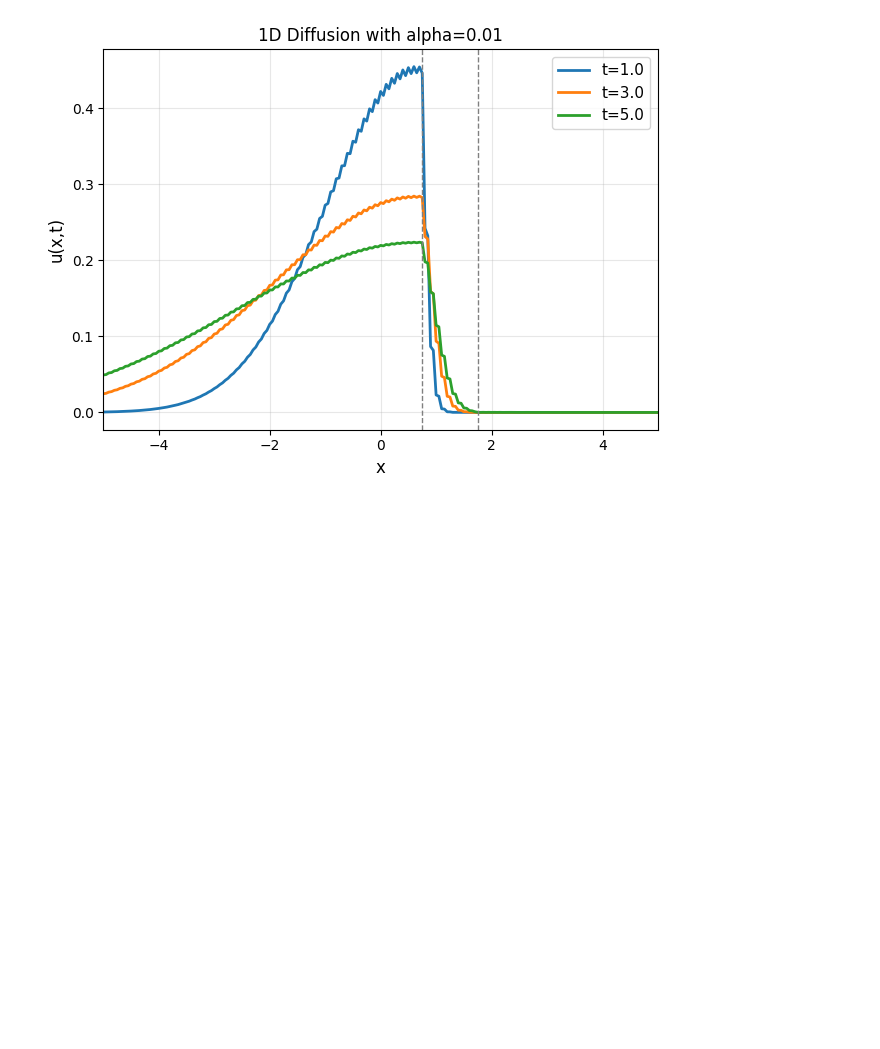
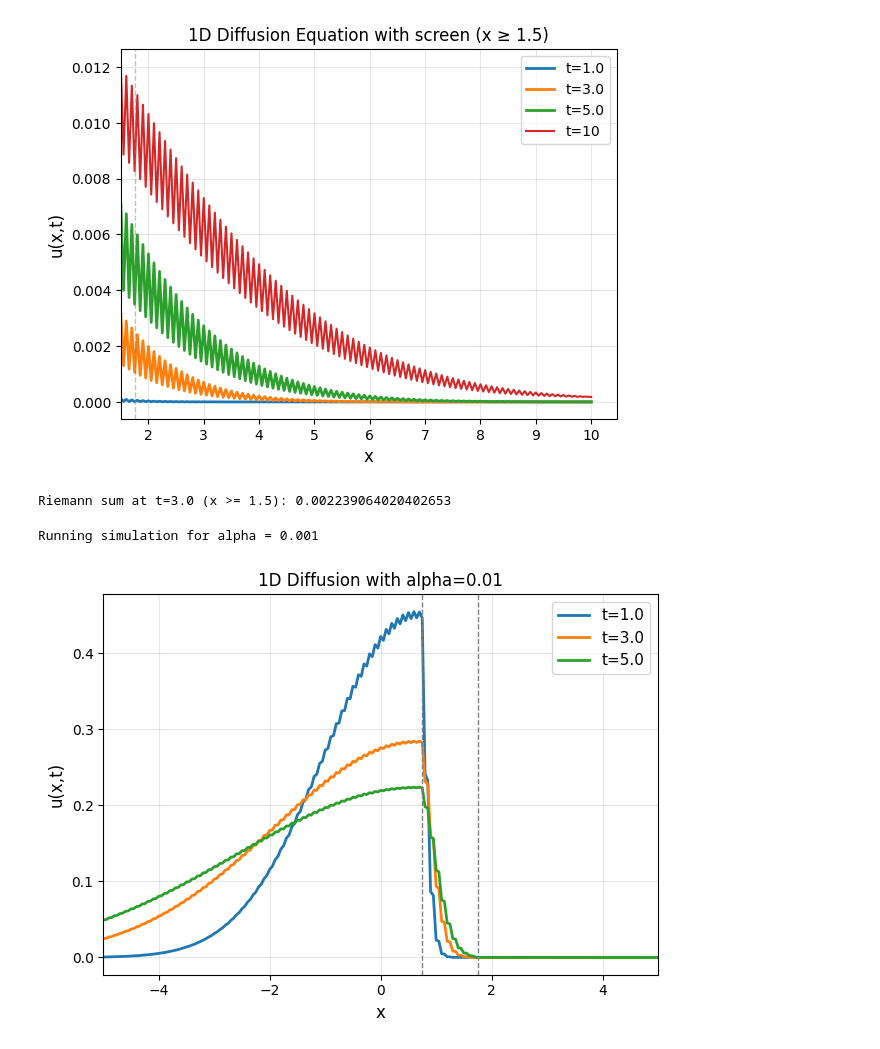
Before and after one commit to hinkleylg/Industrial-Project-1, a Jupyter notebook: Forward Euler + Centred Difference + Screen.ipynb, the cells around one changed output. Cells and saved outputs as stored; diff of their text form; code cells hidden in the pictures; blank space fills up the shorter version.

Commit message:
riemann sums

```diff
--- a/Forward Euler + Centred Difference + Screen.ipynb
+++ b/Forward Euler + Centred Difference + Screen.ipynb
@@ -101 +84,74 @@ plt.show()
+# %%
+# Filter x values to only show x >= 1.5
+mask = x >= 1.5
+x_filtered = x[mask]
+
+actual_times = sorted(u_solutions.keys())
+
+for i, t_key in enumerate(actual_times):
+    plt.plot(x_filtered, u_solutions[t_key][mask],
+             label=f't={t_key:.1f}', linewidth=2)
+plt.plot(x_filtered, u[mask], label=f't={T}')
+plt.axvline(x=screen - w, linestyle='--', color='gray', lw=1, alpha=0.5)
+plt.axvline(x=screen + w, linestyle='--', color='gray', lw=1, alpha=0.5)
+plt.xlabel('x', fontsize=12)
+plt.ylabel('u(x,t)', fontsize=12)
+plt.title('1D Diffusion Equation with screen (x ≥ 1.5)')
+plt.grid(True, alpha=0.3)
+plt.legend()
+plt.xlim(left=1.5)  # Explicitly set x-axis lower limit
+plt.show()
+# %% [output]
+[figure, added]
+# %%
+# --- Compute Riemann sum at t = 3, alpha = 0.01 ---
+t = 3.0
+mask = x >= 1.5
+x_filtered = x[mask]
+
+u_t3 = u_solutions[t][mask]
+riemann_sum_t3 = np.sum(u_t3) * dx
+
+print(f"Riemann sum at t={t} (x >= 1.5): {riemann_sum_t3}")
+# %% [output]
+Riemann sum at t=3.0 (x >= 1.5): 0.002239064020402653
+# %%
+# Define alpha values to test
+alphas = [0.001, 0.01, 0.05, 0.1, 0.5, 1.0]
+riemann_sums_alpha = {}
+
+for alpha in alphas:
+    print(f"\nRunning simulation for alpha = {alpha}")
+
+    # Recreate diffusion coefficient
+    D = make_D(x, alpha, w)
+
+    # Reset initial condition
+    u = (1 / np.sqrt(2 * np.pi * sigma**2)) * np.exp(-(x)**2 / (2 * sigma**2))
+    u_solutions_temp = {}
+
+    # Forward Euler time stepping
+    F = np.zeros_like(D)
+    for n in range(N):
+        u_new = u.copy()
+        for j in range(1, Nx_points - 1):
+            F[j] = D[j] * ((u[j+1] - u[j-1]) / (2 * dx))
+            u_new[j] = u[j] + C * (F[j+1] - F[j-1])
+        # Neumann BCs
+        u_new[0] = u_new[1]
+        u_new[-1] = u_new[-2]
+        u = u_new
+
+        # Save solution at t=3
+        if n == int(3.0 / dt):
+            u_solutions_temp[3.0] = u.copy()
+
+    # Compute Riemann sum for x >= 1.5
+    mask = x >= 1.5
+    u_t3 = u_solutions_temp[3][mask]
+    riemann_sum = np.sum(u_t3) * dx
+    riemann_sums_alpha[alpha] = riemann_sum
+    print(f"  Riemann sum at t=3 (x >= 1.5): {riemann_sum:.6f}")
+# %% [output]
+Running simulation for alpha = 0.001
 # %%
```
Also changed, not shown: parts of 3 cells of this notebook, 1 other file.
